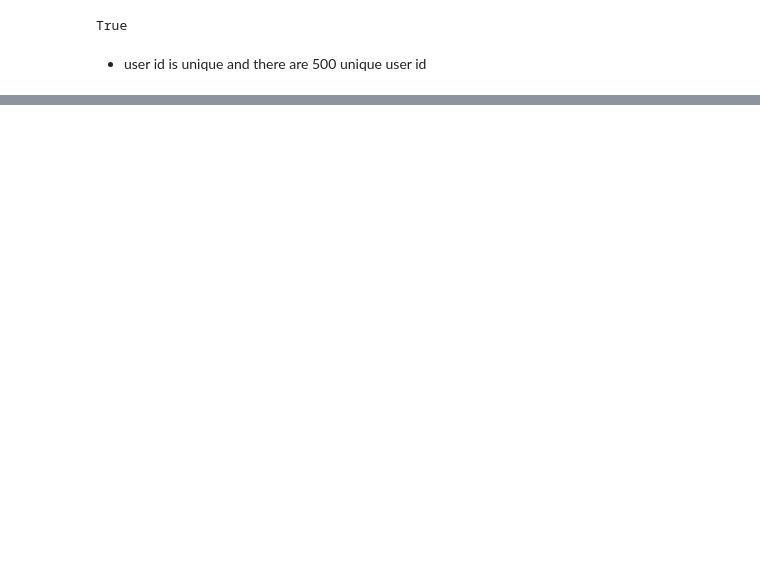
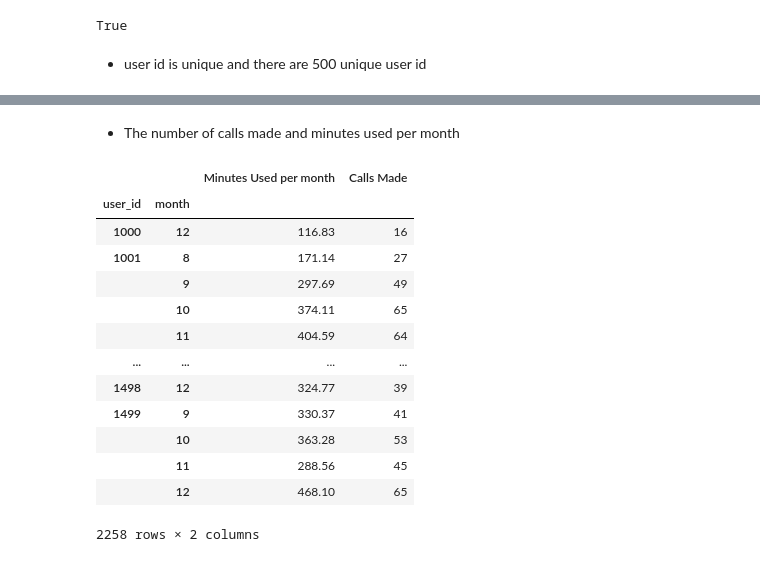
Before and after one commit to rainbowmoonlight/Yandex_Practicum_Projects, a Jupyter notebook: 03 Telecom Statistical Data Analysis/Telecom Statistical Data Analysis.ipynb, the cells around one changed output, grey strips where cells are left out. Cells and saved outputs as stored; diff of their text form; code cells hidden in the pictures; blank space fills up the shorter version.

```diff
--- a/03 Telecom Statistical Data Analysis/Telecom Statistical Data Analysis.ipynb
+++ b/03 Telecom Statistical Data Analysis/Telecom Statistical Data Analysis.ipynb
@@ -400,0 +442,6 @@ True
+# %%
+calls['call_date'] = pd.to_datetime(calls['call_date'])
+internet['session_date'] = pd.to_datetime(internet['session_date'])
+messages['message_date'] = pd.to_datetime(messages['message_date'])
+users['reg_date'] = pd.to_datetime(users['reg_date'])
+users['churn_date'] = pd.to_datetime(users['churn_date'])
@@ -400,0 +457,4 @@ True
+# %%
+calls['day'] = calls['call_date'].dt.day
+calls['month'] = calls['call_date'].dt.month
+calls['year'] = calls['call_date'].dt.year
@@ -400,0 +481,2 @@ True
+# %%
+calls['id'] = calls['id'].astype('int64')
@@ -400,0 +492,19 @@ True
+# %% [markdown]
+- The number of calls made and minutes used per month
+# %%
+calls.groupby(['user_id','month']).agg({'duration':'sum','id':'count'}).rename(columns={'duration':'Minutes Used per month','id':'Calls Made'})
+# %% [output]
+|  |  | Minutes Used per month | Calls Made |
+| user_id | month |  |  |
+| 1000 | 12 | 116.83 | 16 |
+| 1001 | 8 | 171.14 | 27 |
+|  | 9 | 297.69 | 49 |
+|  | 10 | 374.11 | 65 |
+|  | 11 | 404.59 | 64 |
+| ... | ... | ... | ... |
+| 1498 | 12 | 324.77 | 39 |
+| 1499 | 9 | 330.37 | 41 |
+|  | 10 | 363.28 | 53 |
+|  | 11 | 288.56 | 45 |
+|  | 12 | 468.10 | 65 |
+2258 rows × 2 columns
```
Also changed, not shown: parts of 14 cells of this notebook.
